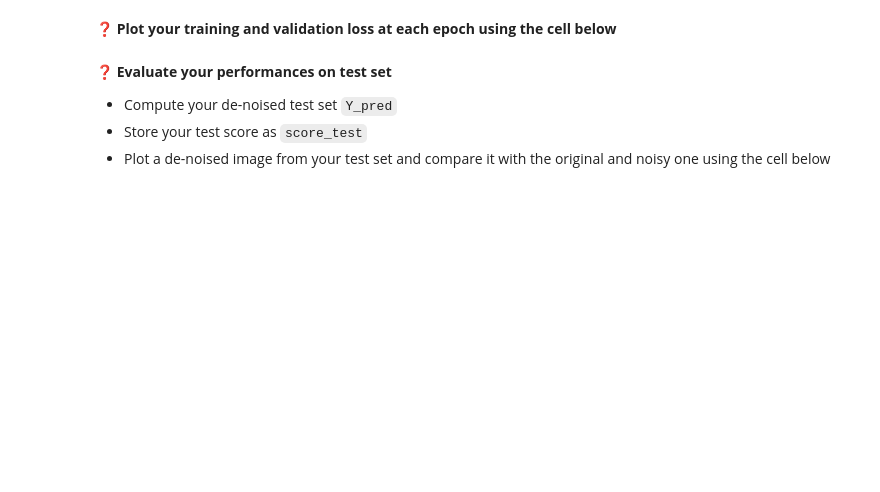
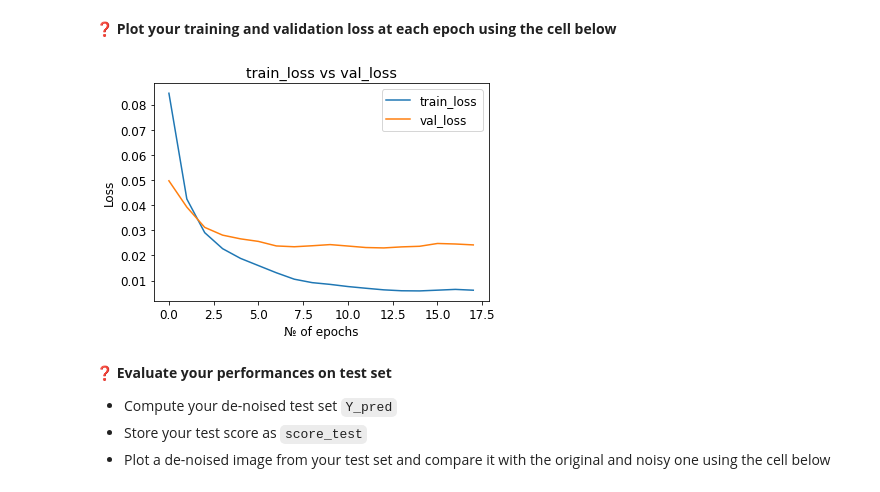
Before and after one commit to Alexey-Nick-Novikov/data-certification-exam-day2, a Jupyter notebook: convolutional_neural_networks/image_denoising.ipynb, the cells around one changed output. Saved outputs shown, nothing was run; the diff lists cells and outputs as text; code cells hidden in the pictures; blank space fills up the shorter version.

```diff
--- a/convolutional_neural_networks/image_denoising.ipynb
+++ b/convolutional_neural_networks/image_denoising.ipynb
@@ -333,3 +414,14 @@ autoencoder.summary()
 - Store the result under `score_baseline`
 # %%
 # YOUR CODE HERE
+autoencoder.compile(optimizer='adam', loss='mae', metrics='mae')
+
+es = tf.keras.callbacks.EarlyStopping(patience=5, restore_best_weights=True)
+
+history = autoencoder.fit(X_train, Y_train,
+                          batch_size=16,
+                          epochs = 1000,
+                          callbacks=es,
+                          validation_data=(X_train, Y_train),
+                          verbose=1
+                          )
@@ -343,3 +458,16 @@ autoencoder.summary()
 💡 You will not be judged by the computing power of your computer, you can reach decent performance in less than 5 minutes of training without GPUs.
 # %%
 # YOUR CODE HERE
+optimizer = tf.keras.optimizers.Adam(learning_rate=0.01)
+
+autoencoder.compile(optimizer=optimizer, loss='mse', metrics='mae')
+
+es = tf.keras.callbacks.EarlyStopping(patience=5, restore_best_weights=True)
+
+history = autoencoder.fit(X_train, Y_train,
+                          batch_size=16,
+                          epochs = 1000,
+                          callbacks=es,
+                          validation_split=0.3,
+                          verbose=1
+                          )
@@ -347,14 +493,22 @@ autoencoder.summary()
 ❓ **Plot your training and validation loss at each epoch using the cell below**
 # %%
 # Plot below your train/val loss history
-# YOUR CODE HERE
-# YOUR CODE HERE
-# YOUR CODE HERE
+plt.rc('font', size=12)
+
+plt.plot(history.history['loss'], label='train_loss')
+plt.plot(history.history['val_loss'], label='val_loss')
+
+plt.legend()
+plt.title("train_loss vs val_loss")
+plt.xlabel("№ of epochs")
+plt.ylabel("Loss")
 
 
 # Run also this code to save figure as jpg in path below (it's your job to ensure it works)
 fig = plt.gcf()
 plt.savefig("tests/history.png")
+# %% [output]
+[figure, added]
 # %% [markdown]
 ❓ **Evaluate your performances on test set**
 - Compute your de-noised test set `Y_pred`
```
Also changed, not shown: parts of 22 cells of this notebook, 11 other files.
